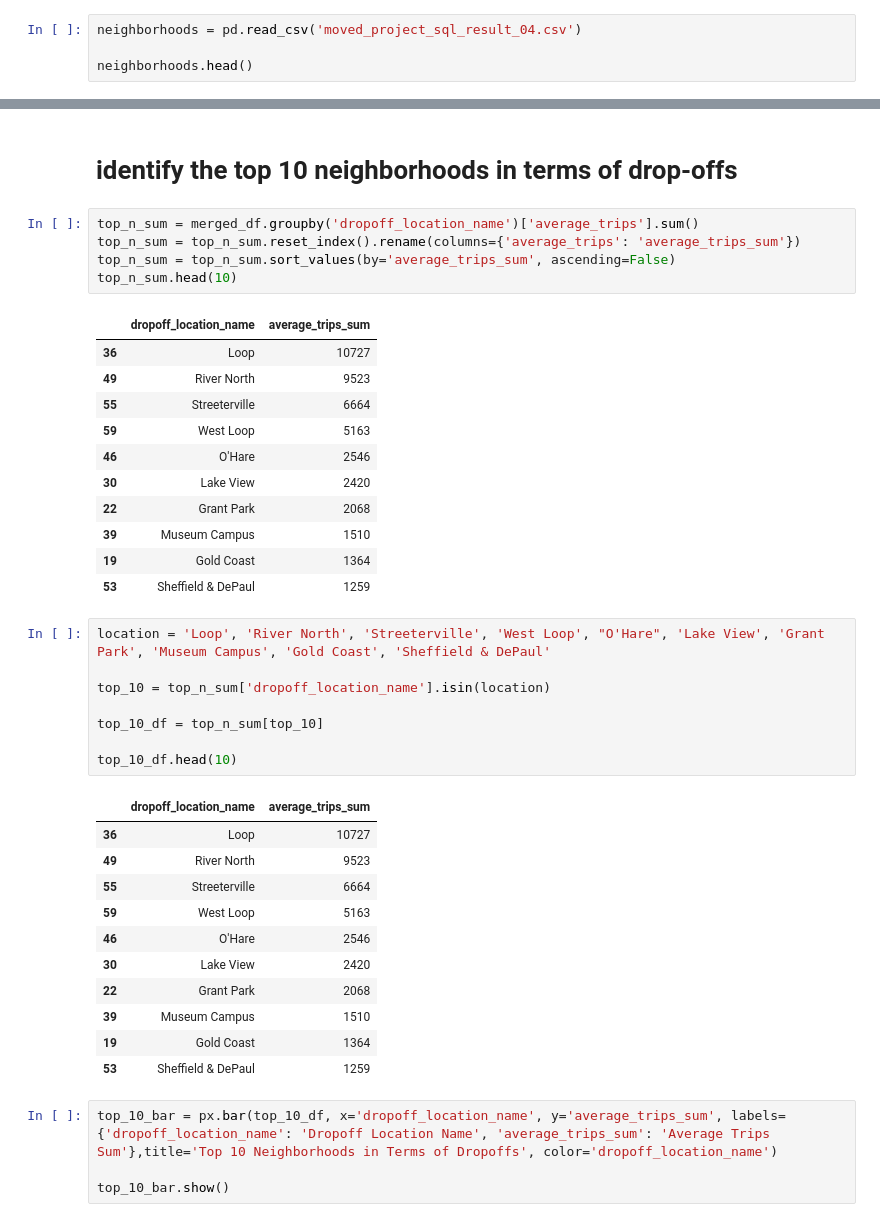
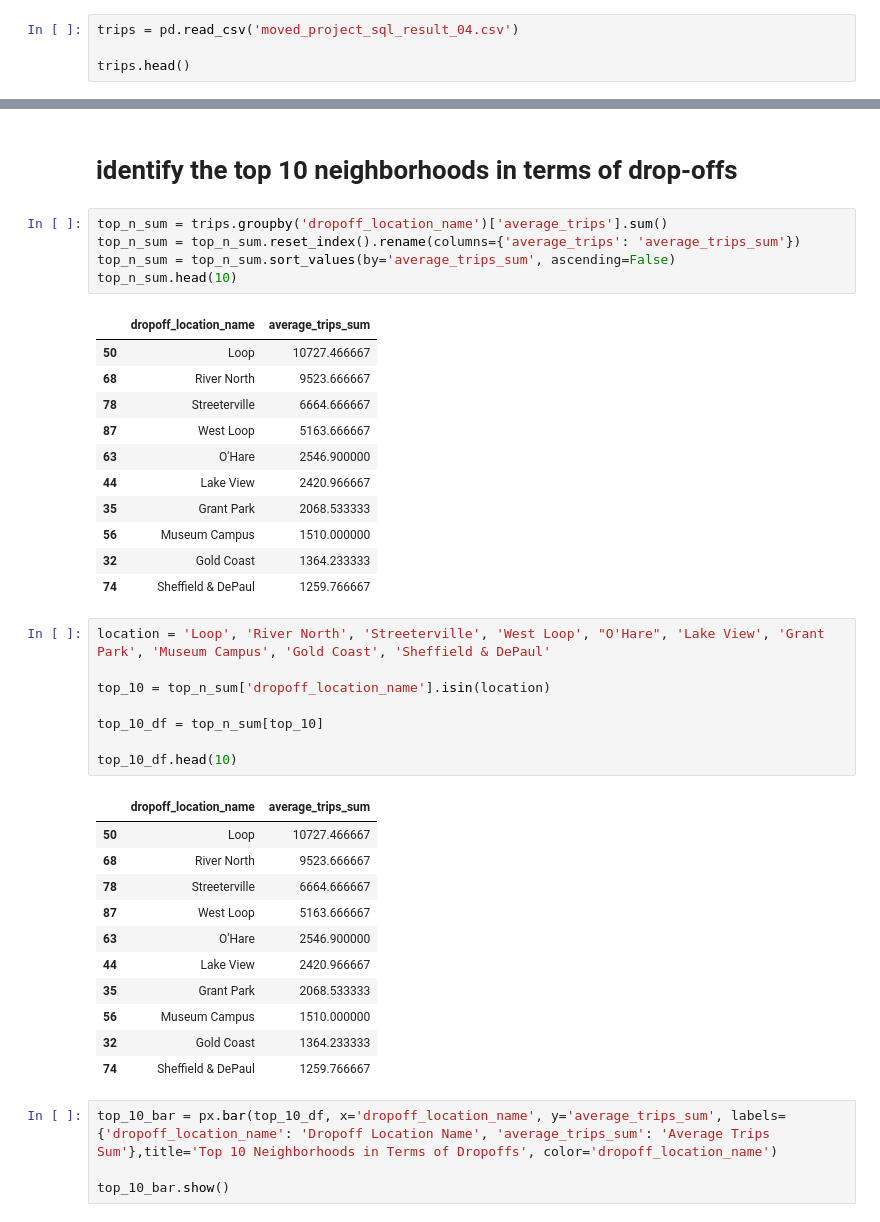
Before and after one commit to BLacuesta3/Sprint-6-Project, a Jupyter notebook: Sprint 6 Project.ipynb, the cells around one changed output, grey strips where cells are left out. Saved outputs shown, nothing was run; the diff lists cells and outputs as text.

```diff
--- a/Sprint 6 Project.ipynb
+++ b/Sprint 6 Project.ipynb
@@ -219,9 +221,9 @@ GROUP BY
 ORDER BY
     trips_amount DESC;
 # %%
-neighborhoods = pd.read_csv('moved_project_sql_result_04.csv')
+trips = pd.read_csv('moved_project_sql_result_04.csv')
 
-neighborhoods.head()
+trips.head()
 # %% [output]
 |  | dropoff_location_name | average_trips |
 | 0 | Loop | 10727.466667 |
@@ -536,22 +374,22 @@ company_bar.show()
 # %% [markdown]
 # identify the top 10 neighborhoods in terms of drop-offs
 # %%
-top_n_sum = merged_df.groupby('dropoff_location_name')['average_trips'].sum()
+top_n_sum = trips.groupby('dropoff_location_name')['average_trips'].sum()
 top_n_sum = top_n_sum.reset_index().rename(columns={'average_trips': 'average_trips_sum'})
 top_n_sum = top_n_sum.sort_values(by='average_trips_sum', ascending=False)
 top_n_sum.head(10)
 # %% [output]
 |  | dropoff_location_name | average_trips_sum |
-| 36 | Loop | 10727 |
-| 49 | River North | 9523 |
-| 55 | Streeterville | 6664 |
-| 59 | West Loop | 5163 |
-| 46 | O'Hare | 2546 |
-| 30 | Lake View | 2420 |
-| 22 | Grant Park | 2068 |
-| 39 | Museum Campus | 1510 |
-| 19 | Gold Coast | 1364 |
-| 53 | Sheffield & DePaul | 1259 |
+| 50 | Loop | 10727.466667 |
+| 68 | River North | 9523.666667 |
+| 78 | Streeterville | 6664.666667 |
+| 87 | West Loop | 5163.666667 |
+| 63 | O'Hare | 2546.900000 |
+| 44 | Lake View | 2420.966667 |
+| 35 | Grant Park | 2068.533333 |
+| 56 | Museum Campus | 1510.000000 |
+| 32 | Gold Coast | 1364.233333 |
+| 74 | Sheffield & DePaul | 1259.766667 |
 # %%
 location = 'Loop', 'River North', 'Streeterville', 'West Loop', "O'Hare", 'Lake View', 'Grant Park', 'Museum Campus', 'Gold Coast', 'Sheffield & DePaul'
 
@@ -562,16 +400,16 @@ top_10_df = top_n_sum[top_10]
 top_10_df.head(10)
 # %% [output]
 |  | dropoff_location_name | average_trips_sum |
-| 36 | Loop | 10727 |
-| 49 | River North | 9523 |
-| 55 | Streeterville | 6664 |
-| 59 | West Loop | 5163 |
-| 46 | O'Hare | 2546 |
-| 30 | Lake View | 2420 |
-| 22 | Grant Park | 2068 |
-| 39 | Museum Campus | 1510 |
-| 19 | Gold Coast | 1364 |
-| 53 | Sheffield & DePaul | 1259 |
+| 50 | Loop | 10727.466667 |
+| 68 | River North | 9523.666667 |
+| 78 | Streeterville | 6664.666667 |
+| 87 | West Loop | 5163.666667 |
+| 63 | O'Hare | 2546.900000 |
+| 44 | Lake View | 2420.966667 |
+| 35 | Grant Park | 2068.533333 |
+| 56 | Museum Campus | 1510.000000 |
+| 32 | Gold Coast | 1364.233333 |
+| 74 | Sheffield & DePaul | 1259.766667 |
 # %%
 top_10_bar = px.bar(top_10_df, x='dropoff_location_name', y='average_trips_sum', labels={'dropoff_location_name': 'Dropoff Location Name', 'average_trips_sum': 'Average Trips Sum'},title='Top 10 Neighborhoods in Terms of Dropoffs', color='dropoff_location_name')
 
```
Also changed, not shown: parts of 42 cells of this notebook, 4 other files.
